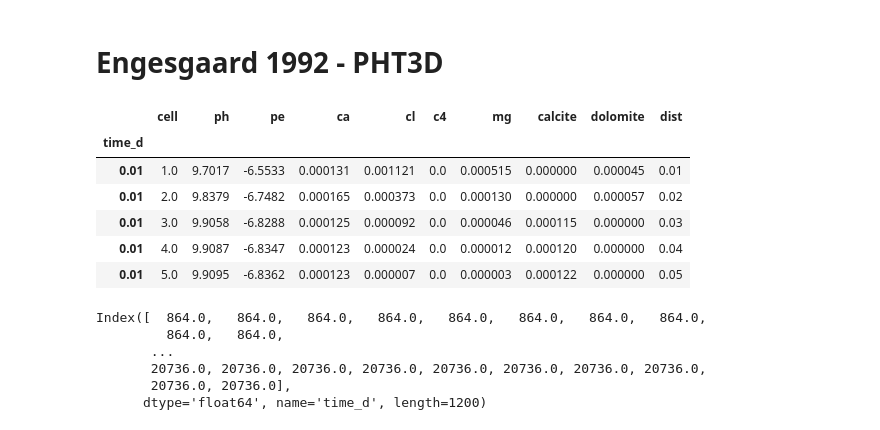
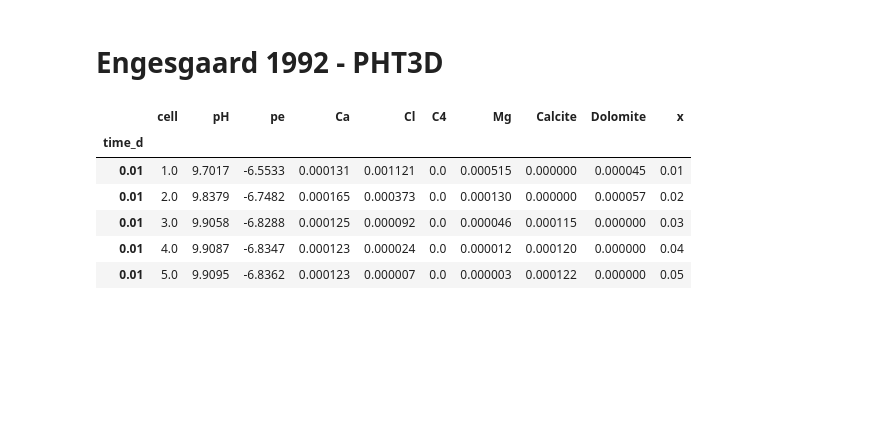
Before and after one commit to p-ortega/mf6rtm, a Jupyter notebook: testing.ipynb, the cells around one changed output. Cells and saved outputs as stored; diff of their text form; code cells hidden in the pictures; blank space fills up the shorter version.

```diff
--- a/testing.ipynb
+++ b/testing.ipynb
@@ -242,26 +242,16 @@ array([ 1.11564766e+05,  1.11564766e+05,  1.11564766e+05,  1.11564766e+05,
 # %%
 wd = os.path.join('benchmark', 'pht3d')
 dx = 0.01
 simdf = pd.read_csv(os.path.join(wd, 'out.dat'), sep = '\t', skipinitialspace=True, index_col=[0])
 simdf.drop(simdf.columns[len(simdf.columns)-1], axis=1, inplace=True)
-simdf.columns = [col.lower() for col in simdf.columns]
-simdf.loc[:, 'dist'] = simdf['cell'] * dx
-# simdf.Dolomite
+# simdf.columns = [col.lower() for col in simdf.columns]
+simdf.loc[:, 'x'] = simdf['cell'] * dx
 simdf.head()
 # %% [output]
-|  | cell | ph | pe | ca | cl | c4 | mg | calcite | dolomite | dist |
+|  | cell | pH | pe | Ca | Cl | C4 | Mg | Calcite | Dolomite | x |
 | time_d |  |  |  |  |  |  |  |  |  |  |
 | 0.01 | 1.0 | 9.7017 | -6.5533 | 0.000131 | 0.001121 | 0.0 | 0.000515 | 0.000000 | 0.000045 | 0.01 |
 | 0.01 | 2.0 | 9.8379 | -6.7482 | 0.000165 | 0.000373 | 0.0 | 0.000130 | 0.000000 | 0.000057 | 0.02 |
 | 0.01 | 3.0 | 9.9058 | -6.8288 | 0.000125 | 0.000092 | 0.0 | 0.000046 | 0.000115 | 0.000000 | 0.03 |
 | 0.01 | 4.0 | 9.9087 | -6.8347 | 0.000123 | 0.000024 | 0.0 | 0.000012 | 0.000120 | 0.000000 | 0.04 |
 | 0.01 | 5.0 | 9.9095 | -6.8362 | 0.000123 | 0.000007 | 0.0 | 0.000003 | 0.000122 | 0.000000 | 0.05 |
-# %%
-simdf.index * 86400
-# %% [output]
-Index([  864.0,   864.0,   864.0,   864.0,   864.0,   864.0,   864.0,   864.0,
-         864.0,   864.0,
-       ...
-       20736.0, 20736.0, 20736.0, 20736.0, 20736.0, 20736.0, 20736.0, 20736.0,
-       20736.0, 20736.0],
-      dtype='float64', name='time_d', length=1200)
```
Also changed, not shown: parts of 3 cells of this notebook.
